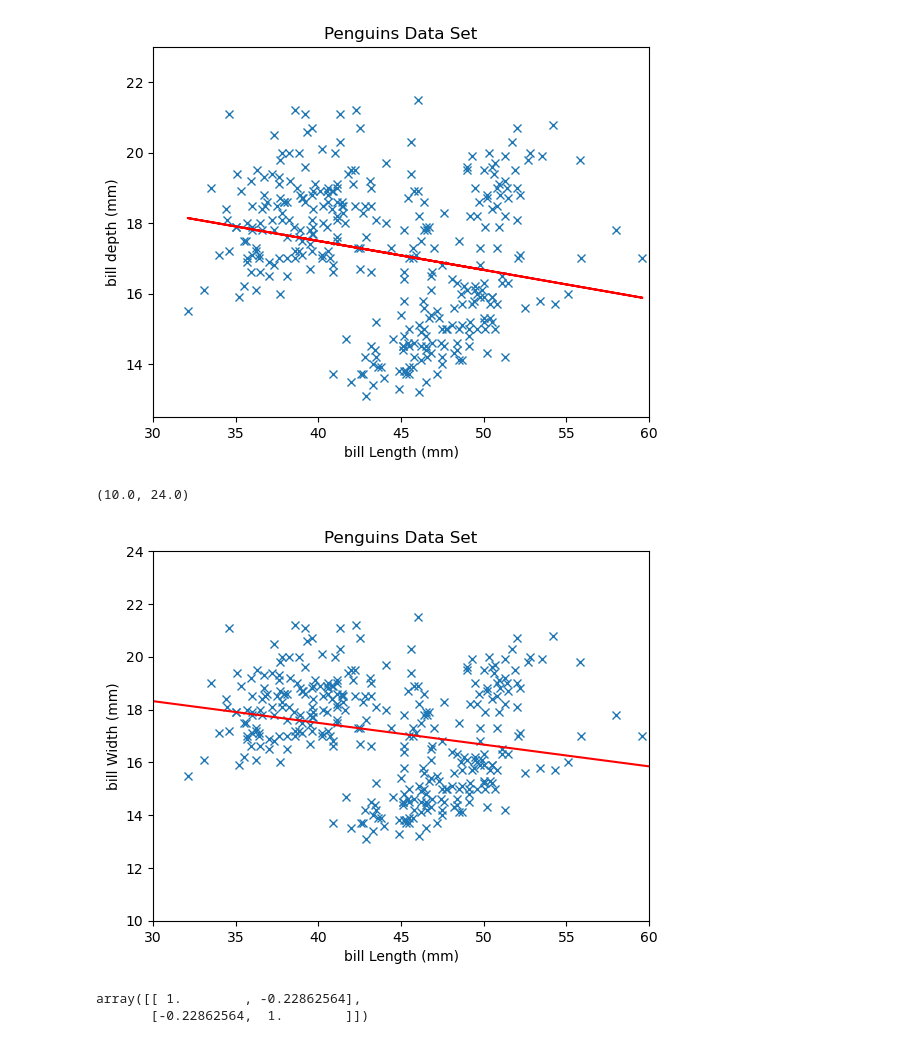
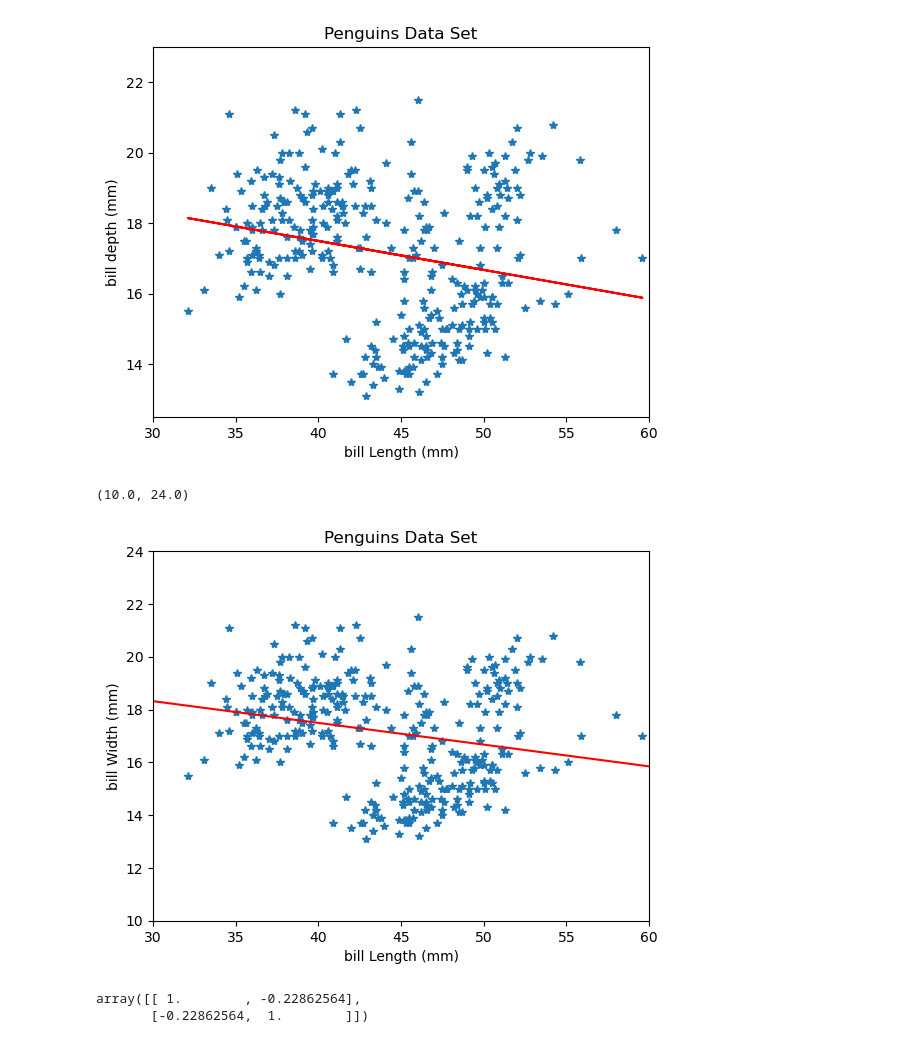
Before and after one commit to hugcamrom/Principles-of-Data-Analytics-Work, a Jupyter notebook: penguins.ipynb, the cells around one changed output. Saved outputs shown, nothing was run; the diff lists cells and outputs as text; code cells hidden in the pictures.

```diff
--- a/penguins.ipynb
+++ b/penguins.ipynb
@@ -328,28 +328,28 @@ bf_y = m * bf_x + c
 # %%
 # Create a new figure and set of axes.
 fig, ax = plt.subplots()
 
 # Simple plot.
-ax.plot(blen, bdepth, 'x')
+ax.plot(blen, bdepth, '*')
 
 # Simple plot.
 ax.plot(bf_x, bf_y, 'r-')
 
 # Axis labels.
 ax.set_xlabel('bill Length (mm)')
 ax.set_ylabel('bill Width (mm)')
 
 # Title.
 ax.set_title('Penguins Data Set')
 
 # X limits.
 ax.set_xlim(30, 60)
 
 # Y limits.
 ax.set_ylim(10, 24)
 # %% [output]
 (10.0, 24.0)
-[figure, old version]
+[figure, new version]
 # %%
 # Measure the correlation.
 np.corrcoef(blen, bdepth)
```
Also changed, not shown: parts of 3 cells of this notebook, 1 other file.
